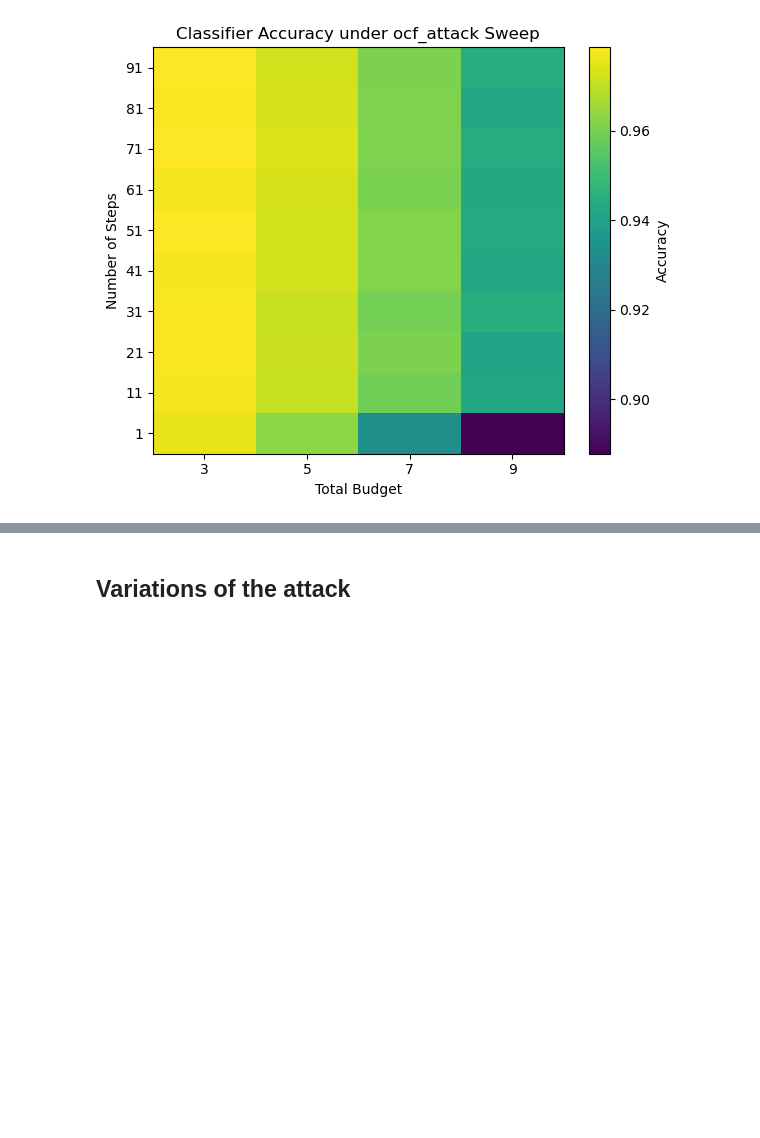
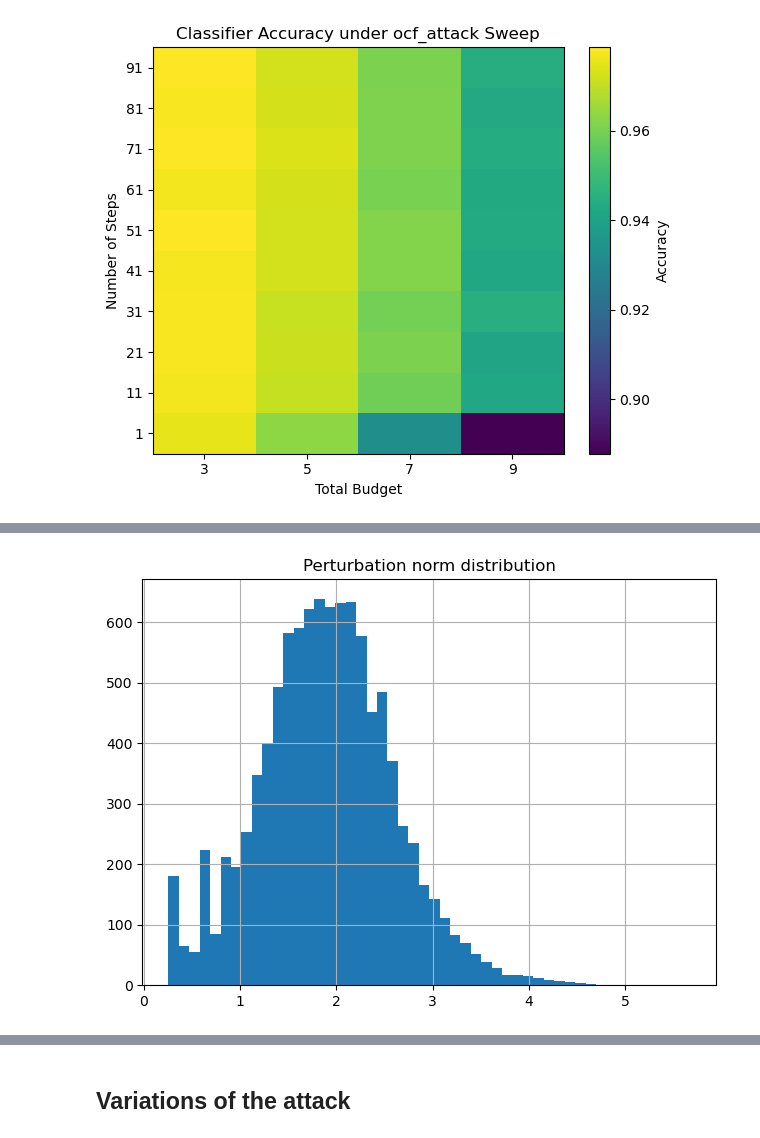
Before and after one commit to PabloHueso/Adversarial-attacks, a Jupyter notebook: ClassifierNotebook.ipynb, the cells around one changed output, grey strips where cells are left out. Saved outputs shown, nothing was run; the diff lists cells and outputs as text; code cells hidden in the pictures; blank space fills up the shorter version.

```diff
--- a/ClassifierNotebook.ipynb
+++ b/ClassifierNotebook.ipynb
@@ -256,0 +254,2 @@ Loading results\adv_sweep_20250513_142543.pt
+# %%
+results = utils.eval_loop(model, testloader, utils.ocf_attack_until_flip, device)
@@ -256,0 +267,12 @@ Loading results\adv_sweep_20250513_142543.pt
+# %%
+#Histogram
+
+norms = results["norms"].numpy()
+
+plt.hist(norms, bins=50)
+plt.title("Perturbation norm distribution")
+plt.grid(True)
+plt.tight_layout()
+plt.show()
+# %% [output]
+[figure, added]
```
Also changed, not shown: parts of 12 cells of this notebook, 1 other file.
